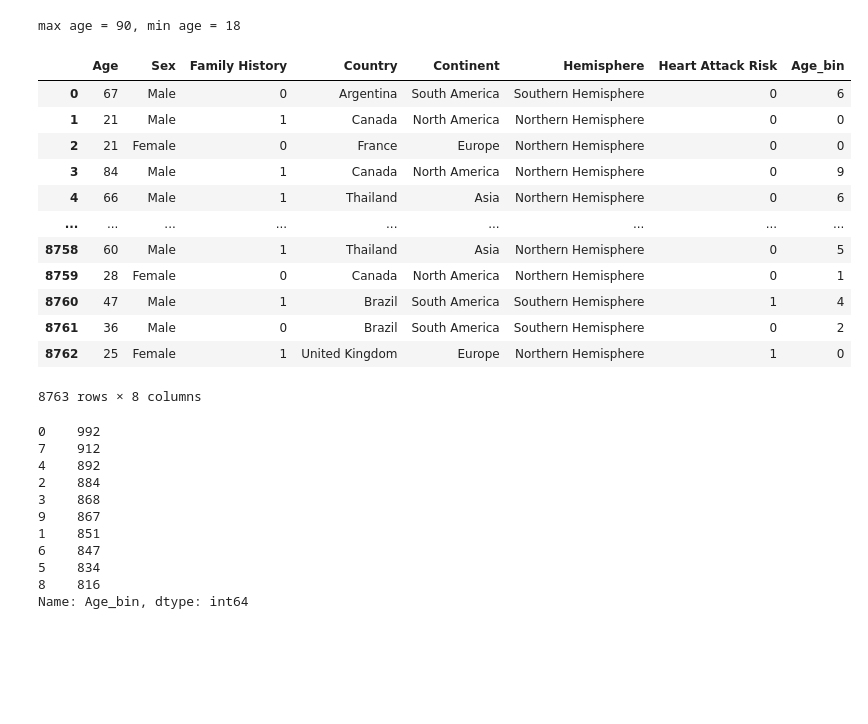
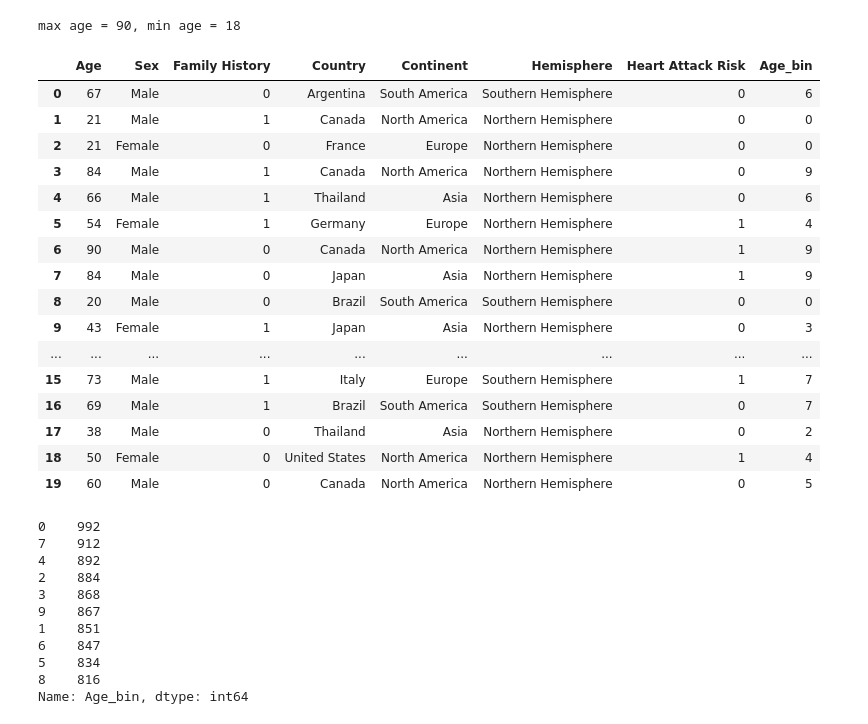
Before and after one commit to EBPaz/Heart_Attack_Prediction, a Jupyter notebook: pre-processing_uncontrolled.ipynb, the cells around one changed output. Saved outputs shown, nothing was run; the diff lists cells and outputs as text; code cells hidden in the pictures; blank space fills up the shorter version.

```diff
--- a/pre-processing_uncontrolled.ipynb
+++ b/pre-processing_uncontrolled.ipynb
@@ -114,22 +114,26 @@ max age = 90, min age = 18
 # %%
 # Bin the Age column with qcut to get equal sized bins
 # labels legend: 0=[18-25], 1=[25-32], 2=[32-39]. 3=[39-46], 4=[46-54], 5=[54-61], 6=[61-68], 7=[68-76], 8=[76-83], 9=[83-90]
-uncontrolled_data_df["Age_bin"] = pd.qcut(uncontrolled_data_df["Age"], q=10, labels = False)
-uncontrolled_data_df
+uncontrolled_data_df["Age_bin"] = pd.qcut(uncontrolled_data_df["Age"], q=10, labels = False, duplicates = 'drop')
+uncontrolled_data_df.head(20)
 # %% [output]
 |  | Age | Sex | Family History | Country | Continent | Hemisphere | Heart Attack Risk | Age_bin |
 | 0 | 67 | Male | 0 | Argentina | South America | Southern Hemisphere | 0 | 6 |
 | 1 | 21 | Male | 1 | Canada | North America | Northern Hemisphere | 0 | 0 |
 | 2 | 21 | Female | 0 | France | Europe | Northern Hemisphere | 0 | 0 |
 | 3 | 84 | Male | 1 | Canada | North America | Northern Hemisphere | 0 | 9 |
 | 4 | 66 | Male | 1 | Thailand | Asia | Northern Hemisphere | 0 | 6 |
+| 5 | 54 | Female | 1 | Germany | Europe | Northern Hemisphere | 1 | 4 |
+| 6 | 90 | Male | 0 | Canada | North America | Northern Hemisphere | 1 | 9 |
+| 7 | 84 | Male | 0 | Japan | Asia | Northern Hemisphere | 1 | 9 |
+| 8 | 20 | Male | 0 | Brazil | South America | Southern Hemisphere | 0 | 0 |
+| 9 | 43 | Female | 1 | Japan | Asia | Northern Hemisphere | 0 | 3 |
 | ... | ... | ... | ... | ... | ... | ... | ... | ... |
-| 8758 | 60 | Male | 1 | Thailand | Asia | Northern Hemisphere | 0 | 5 |
-| 8759 | 28 | Female | 0 | Canada | North America | Northern Hemisphere | 0 | 1 |
-| 8760 | 47 | Male | 1 | Brazil | South America | Southern Hemisphere | 1 | 4 |
-| 8761 | 36 | Male | 0 | Brazil | South America | Southern Hemisphere | 0 | 2 |
-| 8762 | 25 | Female | 1 | United Kingdom | Europe | Northern Hemisphere | 1 | 0 |
+| 15 | 73 | Male | 1 | Italy | Europe | Southern Hemisphere | 1 | 7 |
+| 16 | 69 | Male | 1 | Brazil | South America | Southern Hemisphere | 0 | 7 |
+| 17 | 38 | Male | 0 | Thailand | Asia | Northern Hemisphere | 0 | 2 |
+| 18 | 50 | Female | 0 | United States | North America | Northern Hemisphere | 1 | 4 |
+| 19 | 60 | Male | 0 | Canada | North America | Northern Hemisphere | 0 | 5 |
-8763 rows × 8 columns
 # %%
 #Check the age ranges for the new binned age column
 uncontrolled_data_df["Age_bin"].value_counts()
```
Also changed, not shown: 1 other file.
